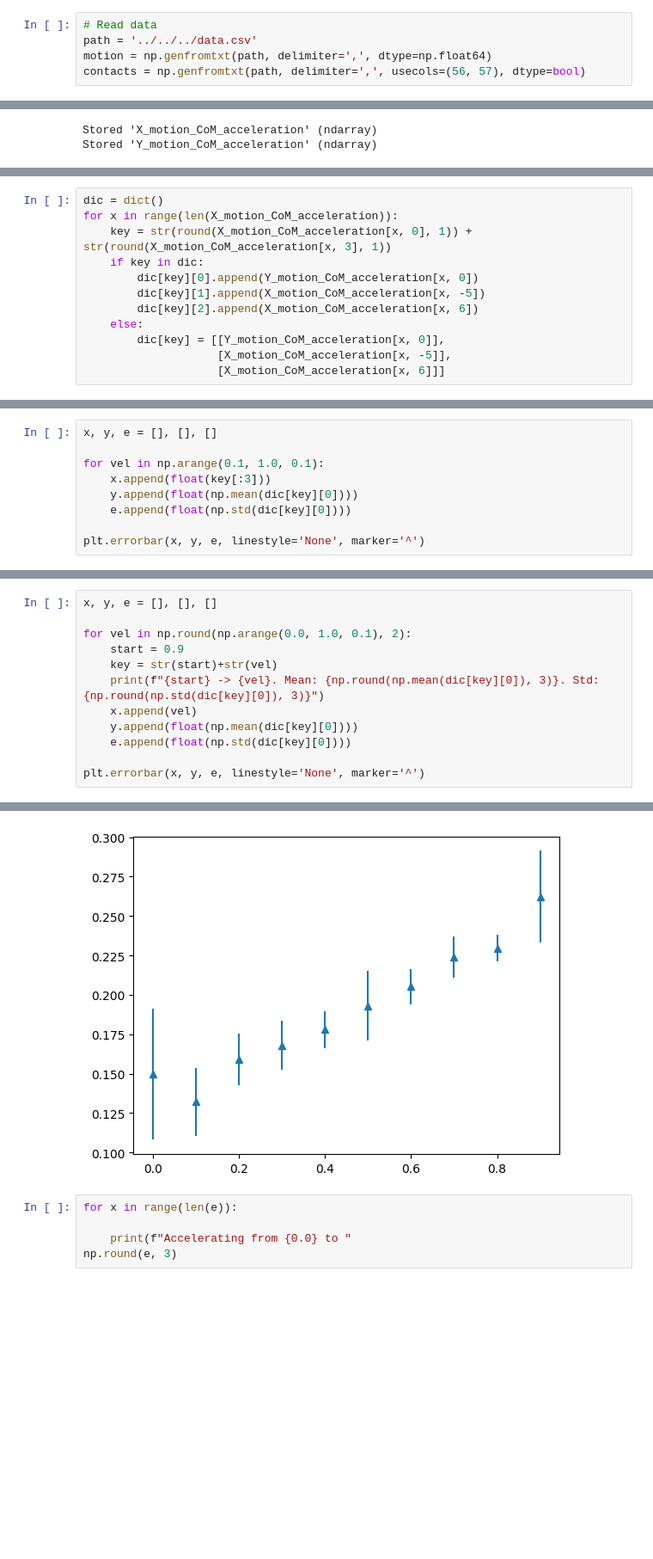
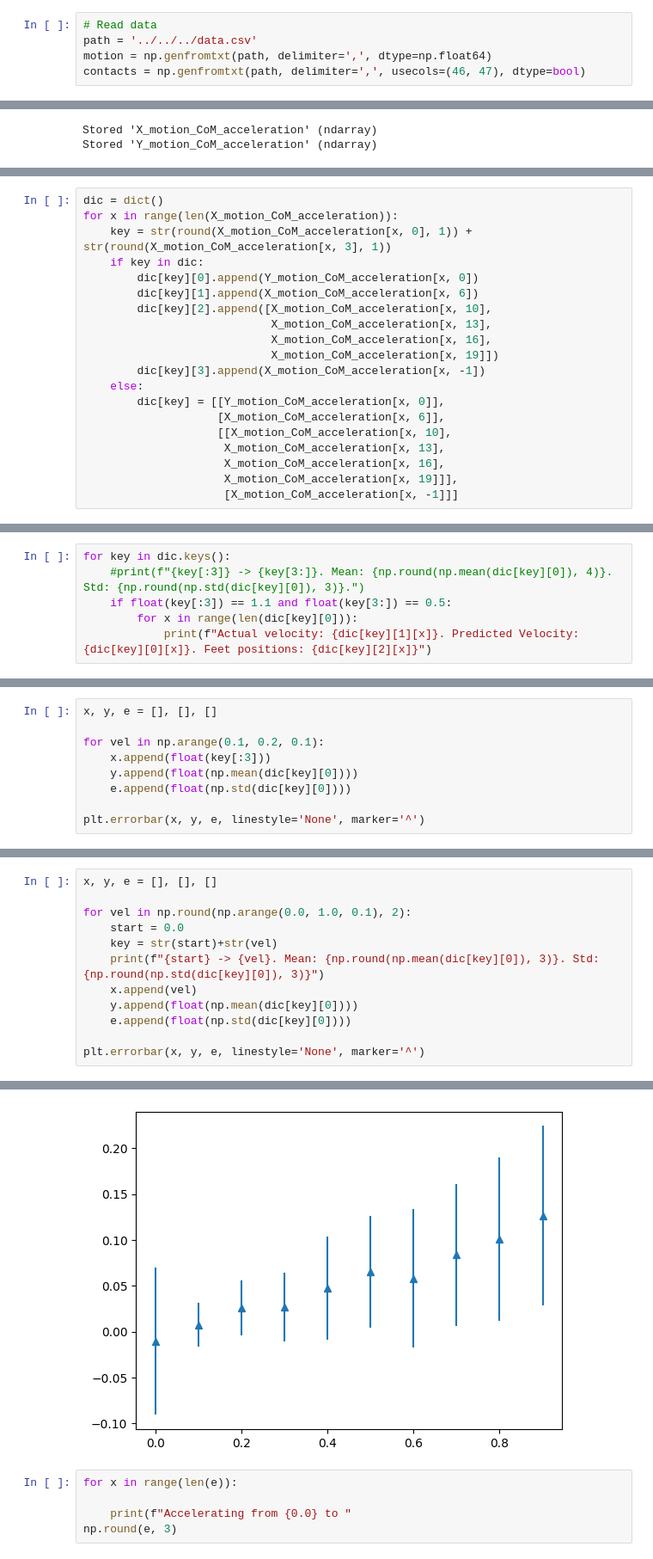
Before and after one commit to itaouil/footstep_planner, a Jupyter notebook: data/notebooks/data_processing/absolute_real/com_live_extraction_accelerations_absolute.ipynb, the cells around one changed output, grey strips where cells are left out. Shown at 86% size. Drawn from its saved outputs; the diff is of its cells as text; blank space fills up the shorter version.

Commit message:
Updated  models and changed contact detection logic.

```diff
--- a/data/notebooks/data_processing/absolute_real/com_live_extraction_accelerations_absolute.ipynb
+++ b/data/notebooks/data_processing/absolute_real/com_live_extraction_accelerations_absolute.ipynb
@@ -22,7 +22,7 @@ np.set_printoptions(threshold=sys.maxsize)
 # Read data
 path = '../../../data.csv'
 motion = np.genfromtxt(path, delimiter=',', dtype=np.float64)
-contacts = np.genfromtxt(path, delimiter=',', usecols=(56, 57), dtype=bool)
+contacts = np.genfromtxt(path, delimiter=',', usecols=(46, 47), dtype=bool)
 # %%
 motion.shape
 # %% [output]
@@ -263,9 +256,17 @@ for x in range(len(X_motion_CoM_acceleration)):
     key = str(round(X_motion_CoM_acceleration[x, 0], 1)) + str(round(X_motion_CoM_acceleration[x, 3], 1))
     if key in dic:
         dic[key][0].append(Y_motion_CoM_acceleration[x, 0])
-        dic[key][1].append(X_motion_CoM_acceleration[x, -5])
-        dic[key][2].append(X_motion_CoM_acceleration[x, 6])
+        dic[key][1].append(X_motion_CoM_acceleration[x, 6])
+        dic[key][2].append([X_motion_CoM_acceleration[x, 10],
+                            X_motion_CoM_acceleration[x, 13],
+                            X_motion_CoM_acceleration[x, 16],
+                            X_motion_CoM_acceleration[x, 19]])
+        dic[key][3].append(X_motion_CoM_acceleration[x, -1])
     else:
         dic[key] = [[Y_motion_CoM_acceleration[x, 0]],
-                    [X_motion_CoM_acceleration[x, -5]],
-                    [X_motion_CoM_acceleration[x, 6]]]
+                    [X_motion_CoM_acceleration[x, 6]],
+                    [[X_motion_CoM_acceleration[x, 10],
+                     X_motion_CoM_acceleration[x, 13],
+                     X_motion_CoM_acceleration[x, 16],
+                     X_motion_CoM_acceleration[x, 19]]],
+                     [X_motion_CoM_acceleration[x, -1]]]
@@ -275,0 +277,6 @@ dict_keys(['0.10.1', '0.10.2', '0.20.2', '0.20.0', '0.20.3', '0.30.0', '0.30.3',
+# %%
+for key in dic.keys():
+    #print(f"{key[:3]} -> {key[3:]}. Mean: {np.round(np.mean(dic[key][0]), 4)}. Std: {np.round(np.std(dic[key][0]), 3)}.")
+    if float(key[:3]) == 1.1 and float(key[3:]) == 0.5:
+        for x in range(len(dic[key][0])):
+            print(f"Actual velocity: {dic[key][1][x]}. Predicted Velocity: {dic[key][0][x]}. Feet positions: {dic[key][2][x]}")
@@ -323,7 +350,7 @@ dict_keys(['0.10.1', '0.20.2', '0.30.3', '0.40.4', '0.50.5', '0.60.6', '0.70.7',
 # %%
 x, y, e = [], [], []
 
-for vel in np.arange(0.1, 1.0, 0.1):
+for vel in np.arange(0.1, 0.2, 0.1):
     x.append(float(key[:3]))
     y.append(float(np.mean(dic[key][0])))
     e.append(float(np.std(dic[key][0])))
@@ -336,7 +397,7 @@ plt.errorbar(x, y, e, linestyle='None', marker='^')
 x, y, e = [], [], []
 
 for vel in np.round(np.arange(0.0, 1.0, 0.1), 2):
-    start = 0.9
+    start = 0.0
     key = str(start)+str(vel)
     print(f"{start} -> {vel}. Mean: {np.round(np.mean(dic[key][0]), 3)}. Std: {np.round(np.std(dic[key][0]), 3)}")
     x.append(vel)
@@ -358,5 +419,5 @@ plt.errorbar(x, y, e, linestyle='None', marker='^')
 <ErrorbarContainer object of 3 artists>
-[figure, old version]
+[figure, new version]
 # %%
 for x in range(len(e)):
 
```
Also changed, not shown: parts of 17 cells of this notebook, 14 other files.
